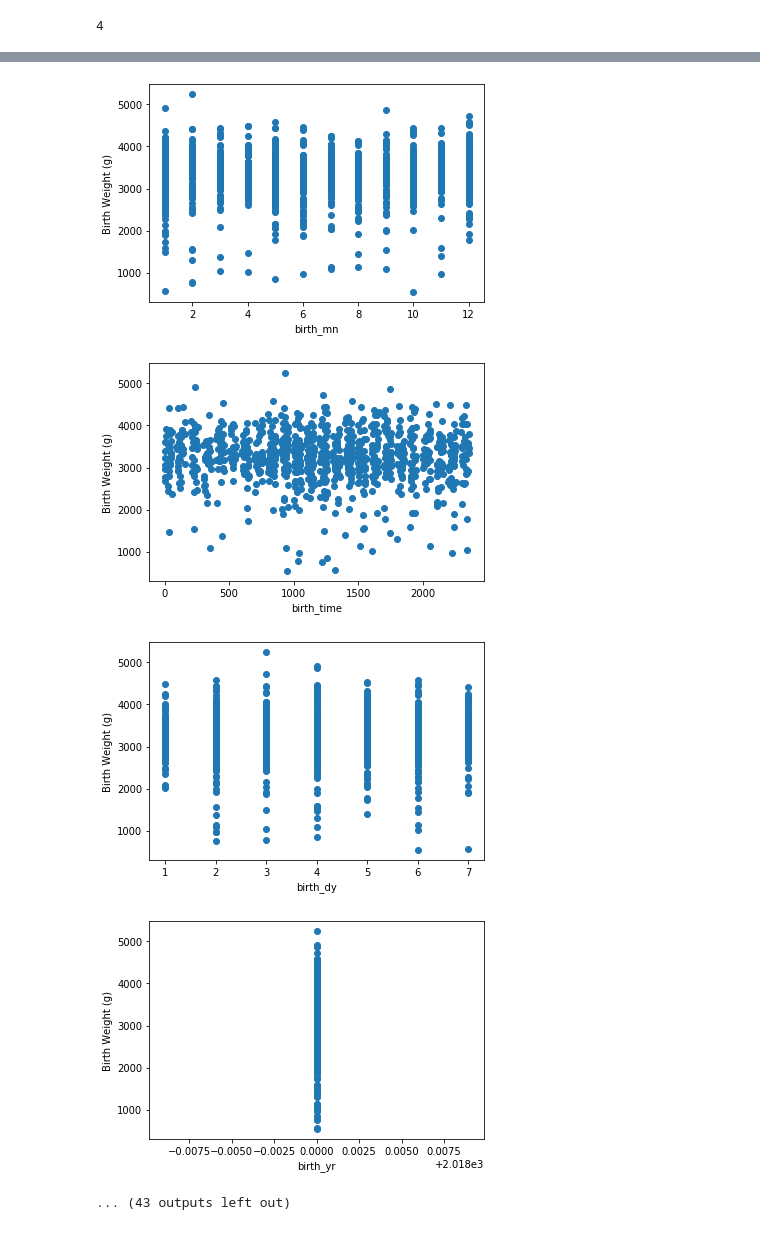
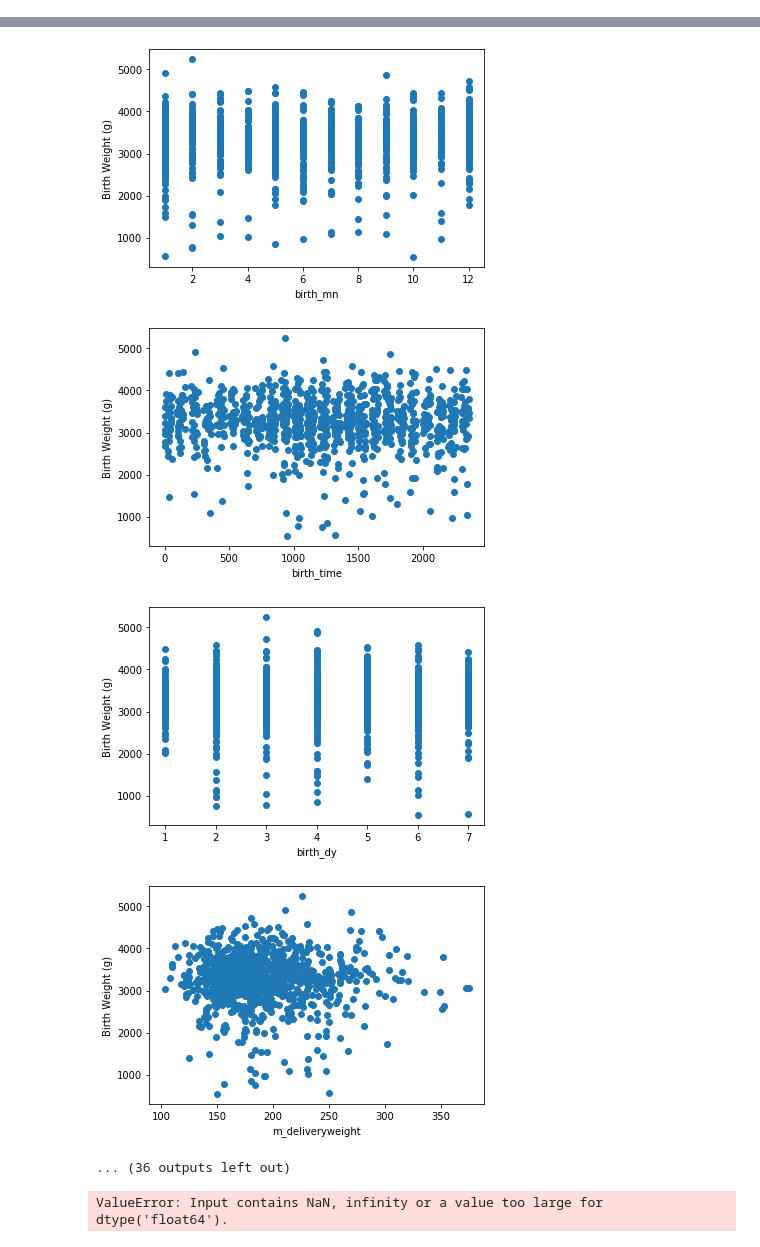
Before and after one commit to catrionamackay/Machine-Learning-Project, a Jupyter notebook: EDA.ipynb, the cells around one changed output, grey strips where cells are left out. Drawn from its saved outputs; the diff is of its cells as text; code cells hidden in the pictures.

```diff
--- a/EDA.ipynb
+++ b/EDA.ipynb
@@ -98,20 +54,0 @@ KeyError: 'payment_source'
-# %%
-columns_99 = ['cigs_before_preg','f_combined_age','f_race_r15','f_race_r31','m_height_in']
-
-for i in columns_99:
-    replace_na(df, i, 99)
-# %%
-columns_888 = ['last_preg_mn','last_live_birth_mn']
-
-for i in columns_888:
-    replace_na(df, i, 888)
-# %%
-columns_999 = ['last_live_birth_mn','last_preg_mn','m_deliveryweight']
-
-for i in columns_999:
-    replace_na(df, i, 999)
-# %%
-columns_9999 = ['last_norm_menses_yr']
-
-for i in columns_9999:
-    replace_na(df, i, 9999)
@@ -151,12 +69,8 @@ plt.show()
-# %%
-df.columns.get_loc("birth_weight_g")
-# %% [output]
-4
 # %%
 columns = list(df.columns)
 
 for i in columns:
-    plt.scatter(df[i], df['birth_weight_g'])
+    plt.scatter(df[i], df['birthweight_g'])
     plt.xlabel(i)
     plt.ylabel("Birth Weight (g)")
     plt.show()
@@ -172,5 +86,5 @@ for i in columns:
 [figure]
 [figure]
 [figure]
-[figure, old version]
+[figure, new version]
-... (43 outputs left out)
+... (36 outputs left out)
@@ -198,0 +102,7 @@ df['no_infec_reported'] = df['no_infec_reported'].mask(df['no_infec_reported'] =
+# %%
+pca = PCA(n_components=10)
+pca.fit(X)
+
+X_pca = pca.transform(X_scaled)
+# %% [output]
+ValueError: Input contains NaN, infinity or a value too large for dtype('float64').
```
Also changed, not shown: parts of 25 cells of this notebook, 2 other files.
